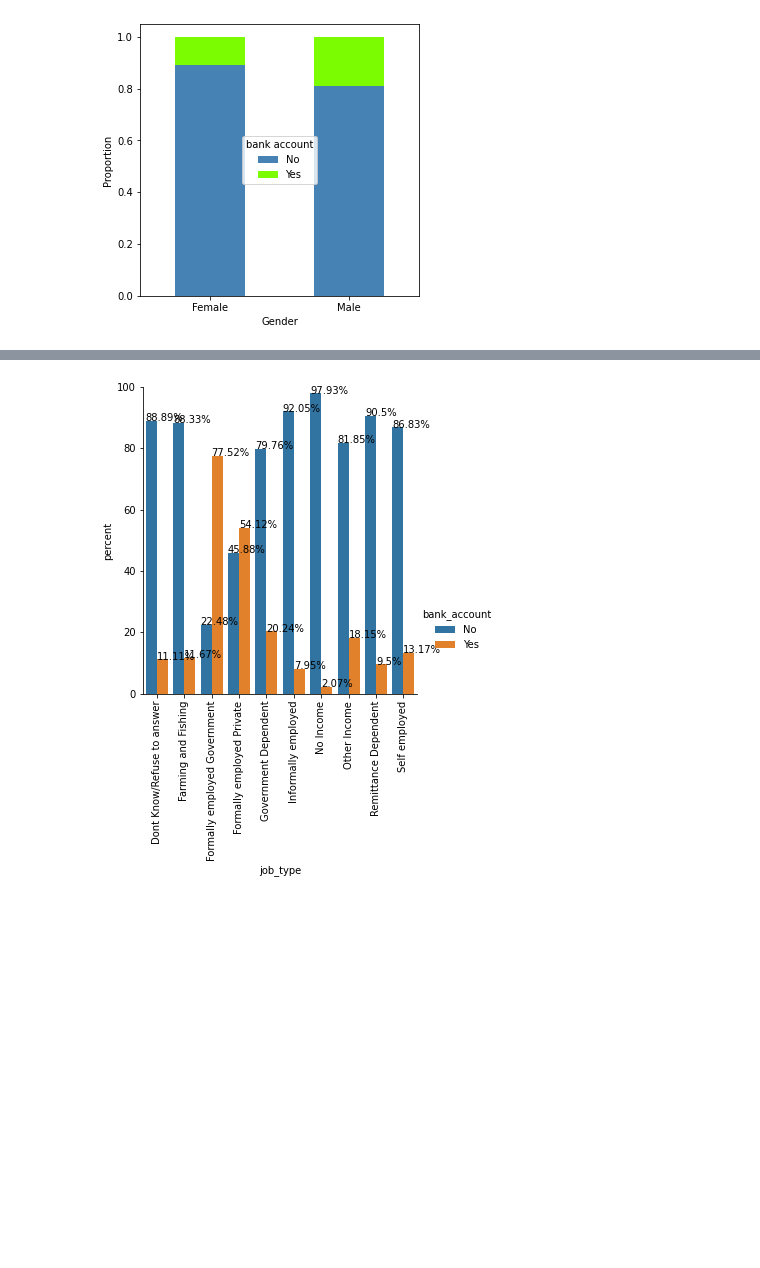
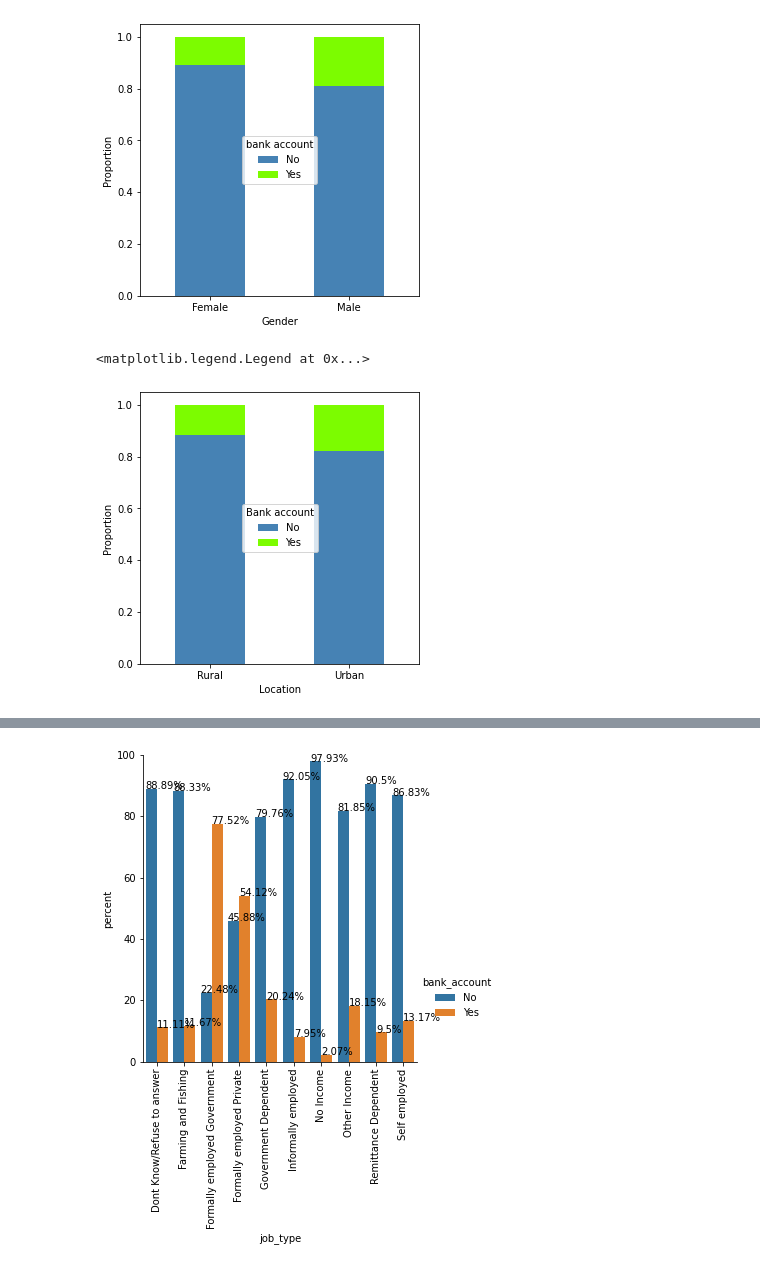
Before and after one commit to Leee-P/ML_project_2, a Jupyter notebook: Financial-inclusion-project.ipynb, the cells around one changed output, grey strips where cells are left out. Drawn from its saved outputs; the diff is of its cells as text; code cells hidden in the pictures; blank space fills up the shorter version.

```diff
--- a/Financial-inclusion-project.ipynb
+++ b/Financial-inclusion-project.ipynb
@@ -180,3 +191,19 @@ ax.legend(title="bank account",loc='center')
 # %% [output]
 <matplotlib.legend.Legend at 0x...>
 [figure]
+# %%
+# Create a dataframe with the counts by job type and user/non user
+loc_counts_df = df.groupby(["location_type", "bank_account"])['location_type'].count().unstack()
+loc_user_percents_df = loc_counts_df.T.div(loc_counts_df.T.sum()).T
+fig, ax = plt.subplots()
+
+loc_user_percents_df.plot(kind="bar", stacked=True, color=["steelblue", "lawngreen"],figsize=(5,5), ax=ax)
+
+ax.set_xlabel("Location")
+ax.set_xticklabels(["Rural", "Urban"], rotation=0)
+ax.set_ylabel("Proportion")
+
+ax.legend(title="Bank account",loc='center')
+# %% [output]
+<matplotlib.legend.Legend at 0x...>
+[figure, added]
```
Also changed, not shown: parts of 15 cells of this notebook, 2 other files.
